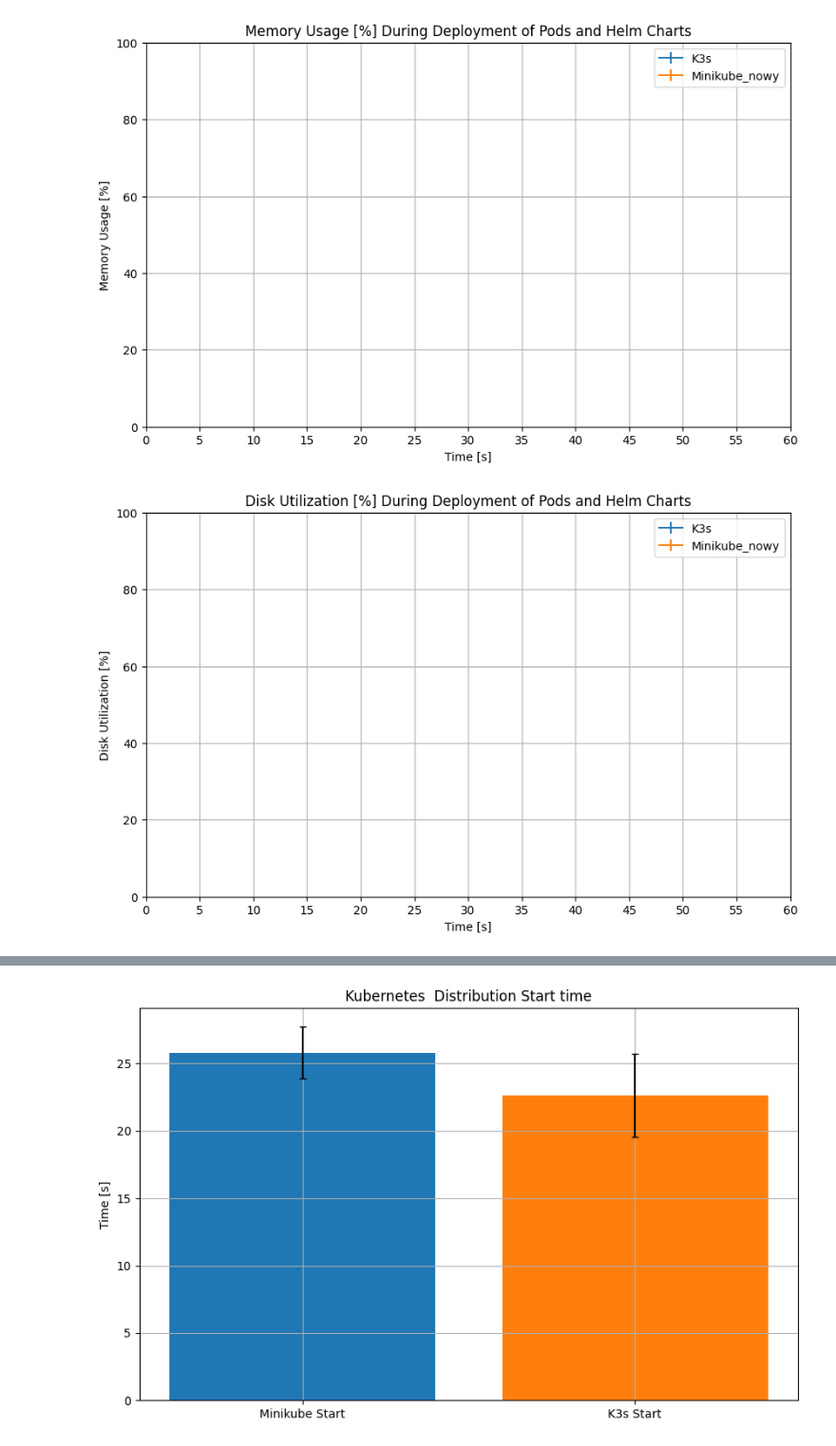
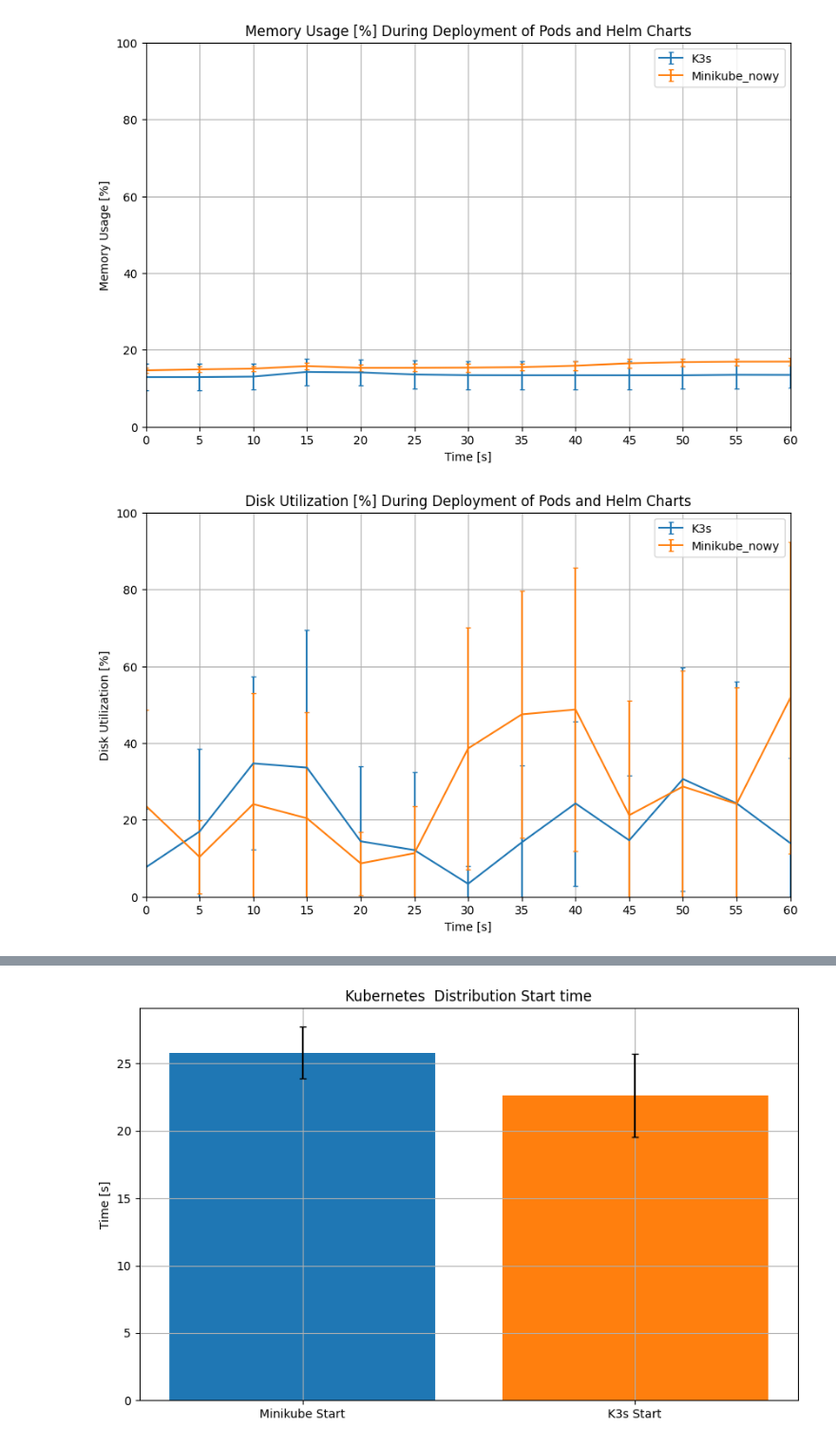
Before and after one commit to luszczewskakasia/IoT-database-webapp, a Jupyter notebook: display_metrics.ipynb, the cells around one changed output, grey strips where cells are left out. Shown at 95% size. Drawn from its saved outputs; the diff is of its cells as text; code cells hidden in the pictures.

```diff
--- a/display_metrics.ipynb
+++ b/display_metrics.ipynb
@@ -142,13 +125,14 @@ for phase, data in avg_metrics.items():
 import pandas as pd
 import matplotlib.pyplot as plt
 import numpy as np
+import os
 
 NUM_FILES = 10
 
 
 sources = {
-    'k3s': 'results',
-    'minikube_nowy': 'k3s-cpu_mem'
+    'k3s': 'k3s-cpu_mem',
+    'minikube_nowy': 'results'
 }
 
 data = {
@@ -159,6 +143,30 @@ data = {
         'delete': []
     } for source in sources
 }
+
+for source, directory in sources.items():
+    for i in range(1, NUM_FILES + 1):
+        for phase in data[source]:
+            try:
+                file_path = f"{directory}/{phase}_{i}.csv"
+                if os.path.exists(file_path):
+                    df = pd.read_csv(file_path)
+                    if not df.empty:
+                        data[source][phase].append(df)
+                    else:
+                        print(f"Empty file: {file_path}")
+                else:
+                    print(f"File not found: {file_path}")
+            except Exception as e:
+                print(f"Error reading {file_path}: {str(e)}")
+
+# Add debug prints for loaded data
+for source in sources:
+    for phase in data[source]:
+        print(f"\n{source} - {phase}:")
+        print(f"Number of files loaded: {len(data[source][phase])}")
+        if data[source][phase]:
+            print(f"First file shape: {data[source][phase][0].shape}")
 
 for source, directory in sources.items():
     for i in range(1, NUM_FILES + 1):
@@ -248,2 +256,2 @@ Index: []
-[figure, old version]
+[figure, new version]
-[figure, old version]
+[figure, new version]
```
Also changed, not shown: parts of 2 cells of this notebook, 9 other files.
